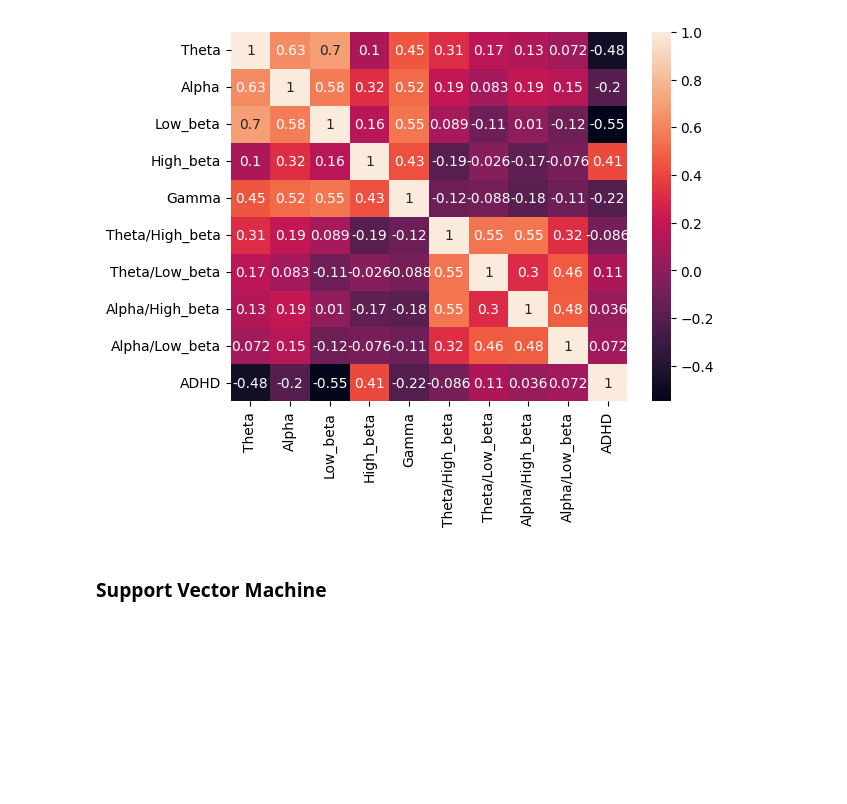
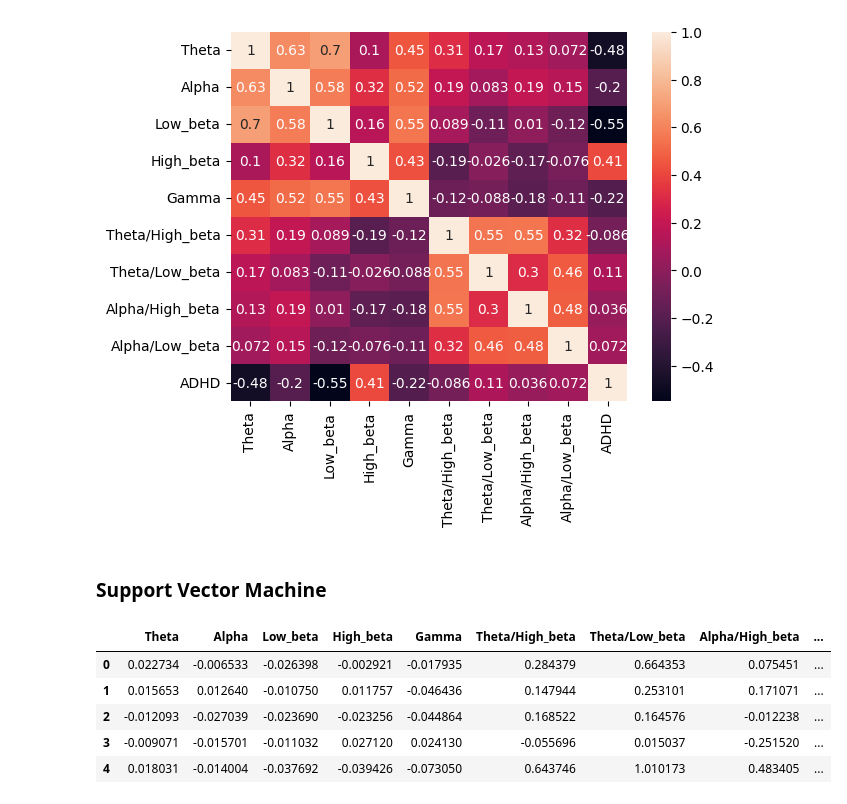
Before and after one commit to franitaa/ADHD-EEG-Game, a Jupyter notebook: ADHD_EEG_Game.ipynb, the cells around one changed output. Cells and saved outputs as stored; diff of their text form; code cells hidden in the pictures; blank space fills up the shorter version.

```diff
--- a/ADHD_EEG_Game.ipynb
+++ b/ADHD_EEG_Game.ipynb
@@ -804,3 +835,63 @@ sns.heatmap(ADHD_df.corr(method='kendall'), annot = True)
 [figure]
 # %% [markdown]
 ### Support Vector Machine
+# %%
+def stratified_sample_data(data_dict, label):
+    df_list = []
+    for key, df in data_dict.items():
+        df['Label'] = label
+        df_list.append(df)
+    combined_df = pd.concat(df_list, ignore_index=True)
+    return combined_df
+
+# Sample training data (ADHD and non-ADHD)
+combined_adhd_train = stratified_sample_data(adhd_emotive_train, 'ADHD')
+combined_non_adhd_train = stratified_sample_data(non_adhd_emotive_train, 'Non_ADHD')
+
+# Sample testing data (only non-ADHD)
+combined_adhd_test = stratified_sample_data(adhd_emotive_test, 'ADHD')
+
+# Features to use
+features = ['Theta', 'Alpha', 'Low_beta', 'High_beta', 'Gamma', 'Theta/High_beta', 'Theta/Low_beta', 'Alpha/High_beta', 'Alpha/Low_beta']
+
+# Standardize
+scaler = StandardScaler()
+
+# Training data
+x_adhd_train = scaler.fit_transform(combined_adhd_train[features])
+x_non_adhd_train = scaler.fit_transform(combined_non_adhd_train[features])
+
+# Labels for training data
+y_adhd_train = combined_adhd_train['Label']
+y_non_adhd_train = combined_non_adhd_train['Label']
+
+# Combine training data
+x_train = np.concatenate((x_adhd_train, x_non_adhd_train), axis=0)
+y_train = pd.concat([y_adhd_train, y_non_adhd_train]).reset_index(drop=True)
+
+# Testing data (only ADHD)
+x_test = scaler.transform(combined_adhd_test[features])
+y_test = combined_adhd_test['Label']
+
+# Prepare final training and testing DataFrames
+y_train_with_label = pd.DataFrame({'Label': y_train})
+y_train_with_label['ADHD'] = y_train_with_label['Label'].apply(lambda x: 0 if 'Non' in x else 1)
+
+y_test_with_label = pd.DataFrame({'Label': y_test})
+y_test_with_label['ADHD'] = y_test_with_label['Label'].apply(lambda x: 0 if 'Non' in x else 1)
+
+x_train_df = pd.DataFrame(data=x_train, columns=features).reset_index(drop=True)
+x_test_df = pd.DataFrame(data=x_test, columns=features).reset_index(drop=True)
+
+train_df = pd.concat([x_train_df, y_train_with_label.reset_index(drop=True)], axis=1).drop(columns=['Label'])
+test_df = pd.concat([x_test_df, y_test_with_label.reset_index(drop=True)], axis=1).drop(columns=['Label'])
+
+train_df.head()
+test_df.head()
+# %% [output]
+|  | Theta | Alpha | Low_beta | High_beta | Gamma | Theta/High_beta | Theta/Low_beta | Alpha/High_beta | ... |
+| 0 | 0.022734 | -0.006533 | -0.026398 | -0.002921 | -0.017935 | 0.284379 | 0.664353 | 0.075451 | ... |
+| 1 | 0.015653 | 0.012640 | -0.010750 | 0.011757 | -0.046436 | 0.147944 | 0.253101 | 0.171071 | ... |
+| 2 | -0.012093 | -0.027039 | -0.023690 | -0.023256 | -0.044864 | 0.168522 | 0.164576 | -0.012238 | ... |
+| 3 | -0.009071 | -0.015701 | -0.011032 | 0.027120 | 0.024130 | -0.055696 | 0.015037 | -0.251520 | ... |
+| 4 | 0.018031 | -0.014004 | -0.037692 | -0.039426 | -0.073050 | 0.643746 | 1.010173 | 0.483405 | ... |
```
Also changed, not shown: parts of 7 cells of this notebook.
